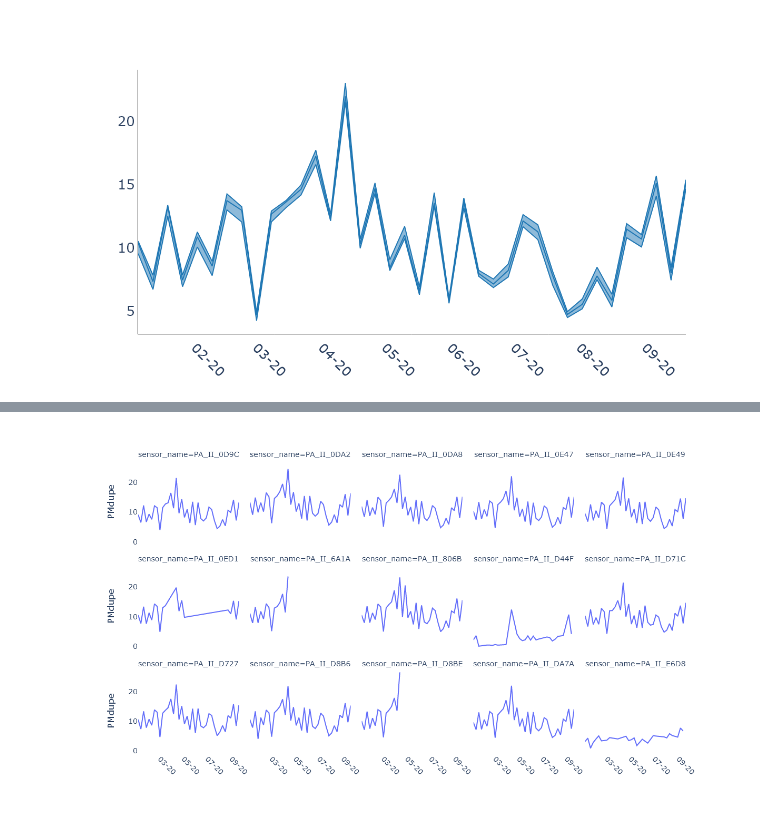
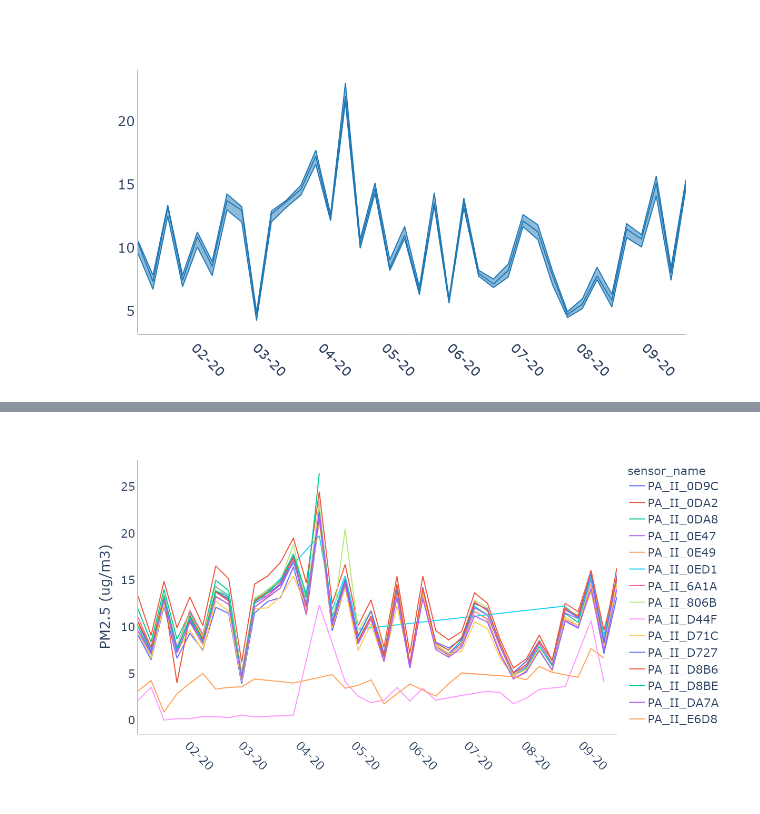
Before and after one commit to intelligent-environments-lab/bleed-orange-measure-purple, a Jupyter notebook: notebooks/4.1-cjl-PA-timeseries-25-75-band.ipynb, the cells around one changed output, grey strips where cells are left out. Saved outputs shown, nothing was run; the diff lists cells and outputs as text; code cells hidden in the pictures.

Commit message:
new line plot

```diff
--- a/notebooks/4.1-cjl-PA-timeseries-25-75-band.ipynb
+++ b/notebooks/4.1-cjl-PA-timeseries-25-75-band.ipynb
@@ -129,21 +108,27 @@ data_b
 # %%
 labels = {'created_at':'','Channel A PM2.5 (ug/m3)':'PM2.5 (ug/m3)'}
 data2=data
 data2['PMdupe']=data2['Channel A PM2.5 (ug/m3)']
-fig = px.line(data2.reset_index(), x="created_at",y="PMdupe",line_group='sensor_name',facet_col='sensor_name',facet_col_wrap=5,labels=labels, width=1200, height=700)
+fig = px.line(data.reset_index(), x="created_at",y='Channel A PM2.5 (ug/m3)',line_group='sensor_name',color='sensor_name',labels=labels, width=1200, height=700)
 fig.update_layout(
     paper_bgcolor='rgba(0,0,0,0)',
     plot_bgcolor='rgba(0,0,0,0)',
-    font=dict(size=14)
+    font=dict(size=22),
 )
 
 fig.update_xaxes(
     tickangle=45,
     tickformat="%m-%y",
-    nticks=8
+    nticks=16,
+    zeroline=True,
+    linecolor='black'
 )
 
+fig.update_yaxes(
+    zeroline=True,
+    linecolor='black'
+)
 # fig.show(config=config)
 fig.show("png",width=1200, height=700)
 # %% [output]
-[figure, old version]
+[figure, new version]
```
Also changed, not shown: parts of 1 cell of this notebook.
